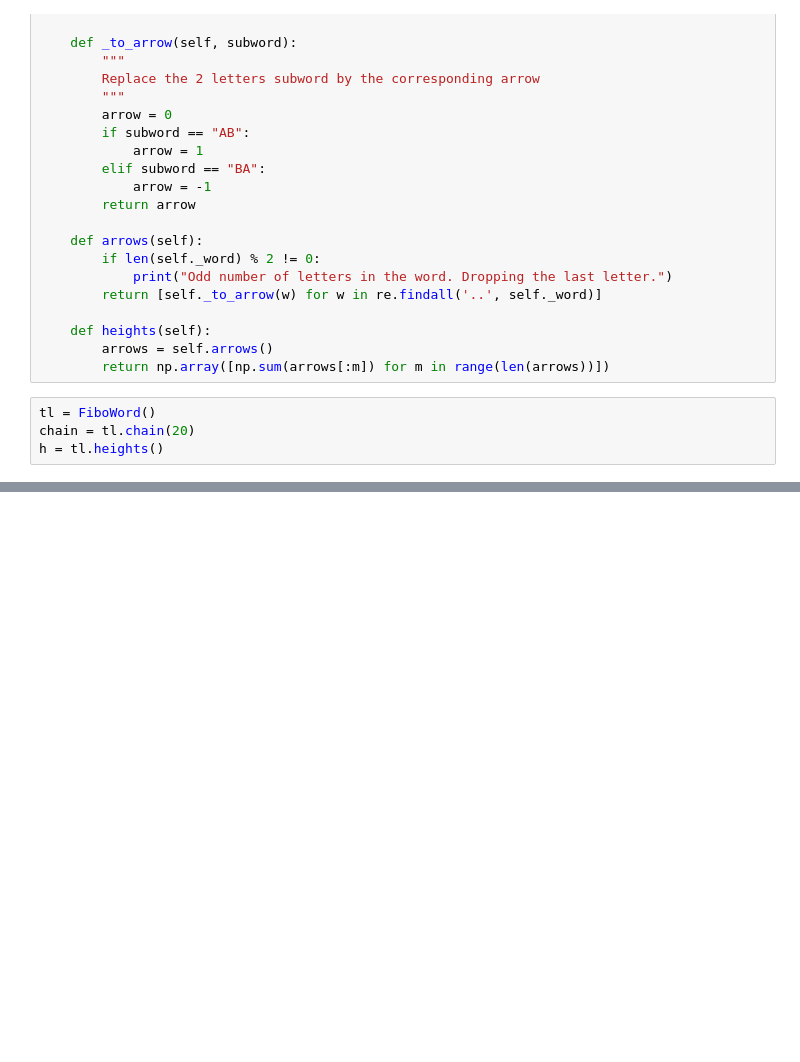
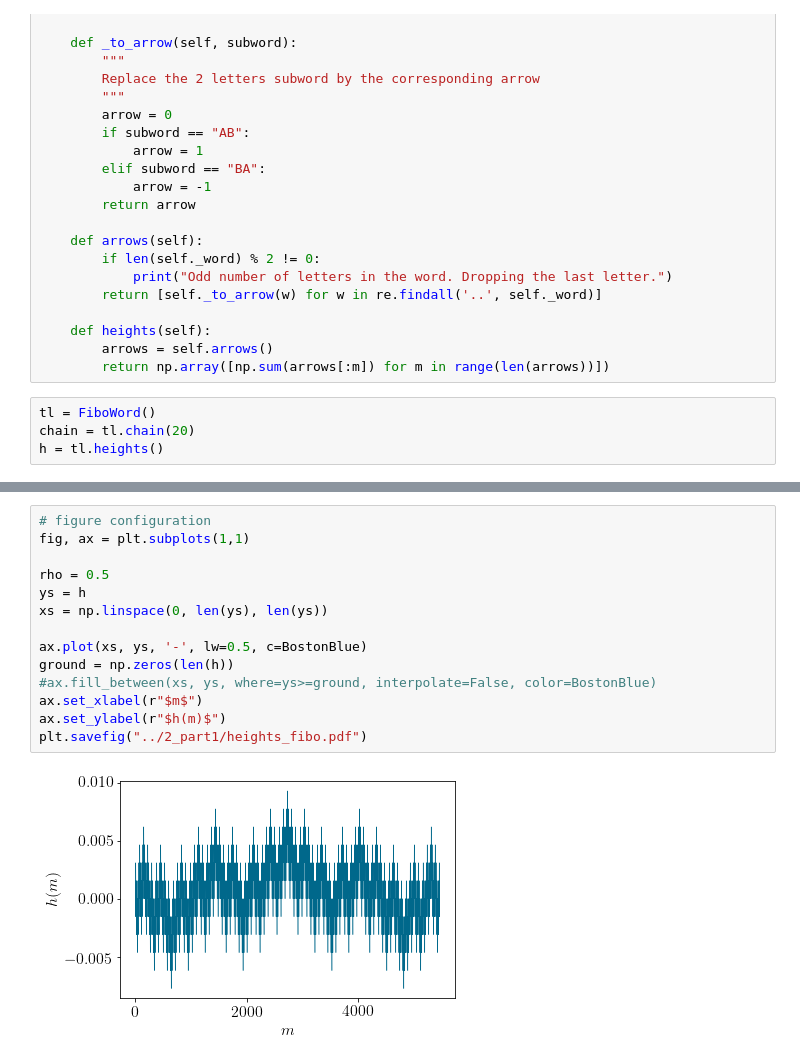
Before and after one commit to Yukee/talks, a Jupyter notebook: 2017 PhD Defense/img/1_intro/1D fractal wavefunction.ipynb, the cells around one changed output, grey strips where cells are left out. Drawn from its saved outputs; the diff is of its cells as text; blank space fills up the shorter version.

```diff
--- a/2017 PhD Defense/img/1_intro/1D fractal wavefunction.ipynb
+++ b/2017 PhD Defense/img/1_intro/1D fractal wavefunction.ipynb
@@ -121,0 +118,16 @@ len(str)
+# %%
+# figure configuration
+fig, ax = plt.subplots(1,1)
+
+rho = 0.5
+ys = h
+xs = np.linspace(0, len(ys), len(ys))
+
+ax.plot(xs, ys, '-', lw=0.5, c=BostonBlue)
+ground = np.zeros(len(h))
+#ax.fill_between(xs, ys, where=ys>=ground, interpolate=False, color=BostonBlue)
+ax.set_xlabel(r"$m$")
+ax.set_ylabel(r"$h(m)$")
+plt.savefig("../2_part1/heights_fibo.pdf")
+# %% [output]
+[figure, added]
```
Also changed, not shown: parts of 2 cells of this notebook, 11 other files.
